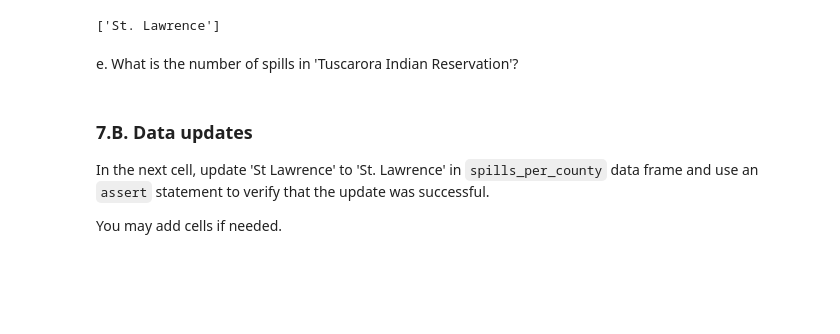
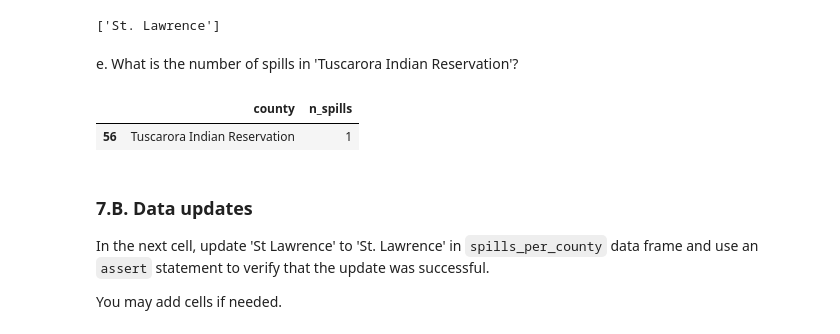
Before and after one commit to bgrazda/eds220-hwk3, a Jupyter notebook: hwk3-task2-oil-spills.ipynb, the cells around one changed output. Saved outputs shown, nothing was run; the diff lists cells and outputs as text; code cells hidden in the pictures; blank space fills up the shorter version.

Commit message:
Update the Niagara county number of spills

```diff
--- a/hwk3-task2-oil-spills.ipynb
+++ b/hwk3-task2-oil-spills.ipynb
@@ -483,3 +481,9 @@ e. What is the number of spills in 'Tuscarora Indian Reservation'?
+# %%
+# e. Locate the number of spills in Tuscarora Indian Reservation and subset into that row
+spills_per_county.loc[spills_per_county['county'] == 'Tuscarora Indian Reservation', :]
+# %% [output]
+|  | county | n_spills |
+| 56 | Tuscarora Indian Reservation | 1 |
 # %% [markdown]
 ### 7.B. Data updates
 
```
Also changed, not shown: parts of 10 cells of this notebook.
